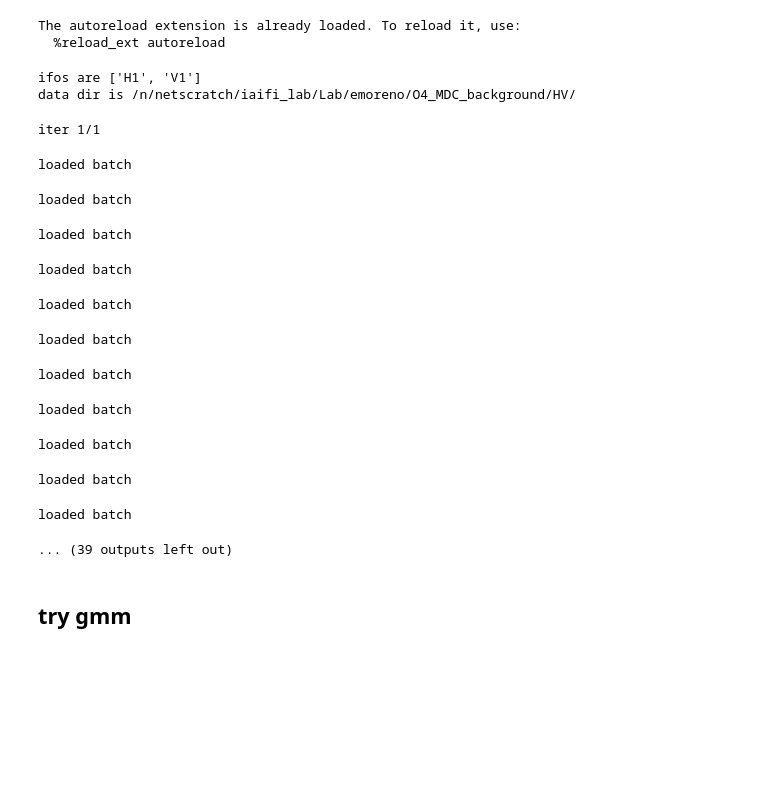
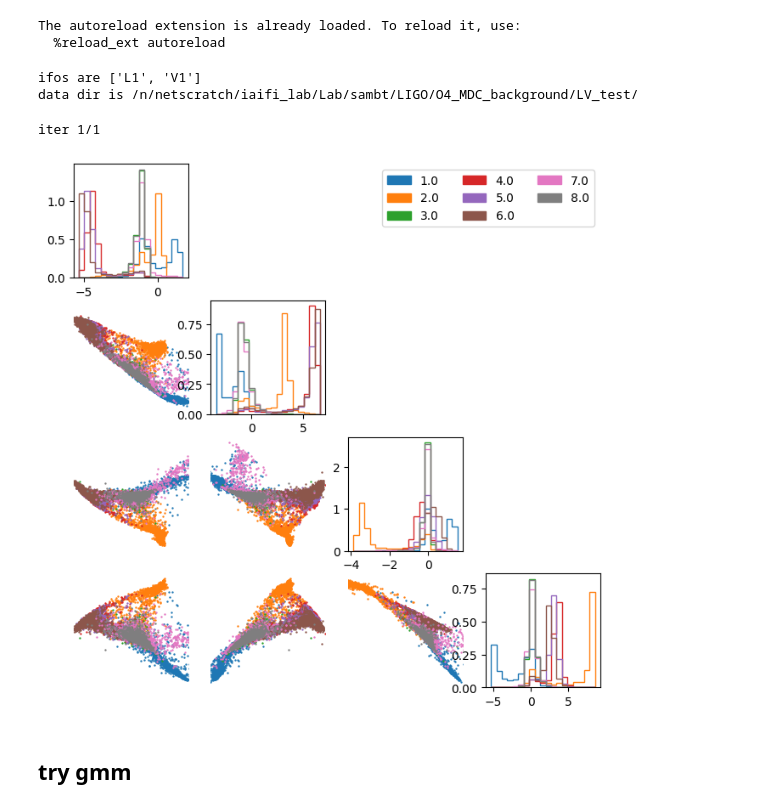
Before and after one commit to ML4GW/gwak, a Jupyter notebook: gwak/train/notebooks/roc_curves.ipynb, the cells around one changed output. Drawn from its saved outputs; the diff is of its cells as text; code cells hidden in the pictures; blank space fills up the shorter version.

```diff
--- a/gwak/train/notebooks/roc_curves.ipynb
+++ b/gwak/train/notebooks/roc_curves.ipynb
@@ -105,12 +106,13 @@ loader = SignalDataloader(signal_classes,
     batches_per_epoch=batches_per_epoch,
     num_workers=num_workers,
     data_saving_file=data_saving_file,
-    ifos="HV"
+    ifos="LV"
 )
+loader.test_fnames = ["/n/netscratch/iaifi_lab/Lab/sambt/LIGO/O4_MDC_background/LV_test/background-1402514525-50214.h5"]
 test_loader = loader.test_dataloader()
 # %% [output]
-ifos are ['H1', 'V1']
-data dir is /n/netscratch/iaifi_lab/Lab/emoreno/O4_MDC_background/HV/
+ifos are ['L1', 'V1']
+data dir is /n/netscratch/iaifi_lab/Lab/sambt/LIGO/O4_MDC_background/LV_test/
 # %%
 for batch in test_loader:
     [batch] = batch
@@ -135,14 +137,18 @@ import yaml
 #embed_model.to("cuda")
 
 
-embed_model = torch.jit.load("/n/home11/sambt/LIGO/gwak/gwak/output/S4_SimCLR_multiSignalAndBkg_HV/model_JIT.pt")
+embed_model = torch.jit.load("/n/home11/sambt/LIGO/gwak/gwak/output/S4_SimCLR_multiSignalAndBkg_LV/model_JIT.pt")
 embed_model.to('cuda')
 embed_model.eval()
 
-metric_model_path = "/n/home11/sambt/LIGO/gwak/gwak/output/S4_SimCLR_multiSignalAndBkg_NF_onlyBkg_HV/model_JIT.pt"
+metric_model_path = "/n/home11/sambt/LIGO/gwak/gwak/output/S4_SimCLR_multiSignalAndBkg_NF_onlyBkg_LV/model_JIT.pt"
 metric_model = torch.jit.load(metric_model_path)
 metric_model.to("cuda")
 metric_model.eval()
+
+#combined_model = torch.jit.load("/n/home11/sambt/LIGO/gwak/gwak/output/S4_SimCLR_multiSignalAndBkg_NF_onlyBkg_LV/combination/model_JIT.pt")
+#combined_model = combined_model.to('cuda')
+#combined_model.eval()
 
 
 # Containers to store anomaly scores and binary labels
@@ -161,7 +167,7 @@ for ib in range(niter):
         # Generate the corresponding waveforms
         waveforms, params, ras, decs, phics = loader.generate_waveforms(batch.shape[0])
         batch = batch.to(device)
-        print('loaded batch')
+        #print('loaded batch')
         # Process the waveforms into the required input format
         x, snrs = loader.multiInject_SNR(waveforms, batch)
         # snrs = snrs/sample_rate # TODO: why is this necessary lmao
@@ -173,6 +179,7 @@ for ib in range(niter):
             #z = embed_model.model(x.to(device)).cpu()
             z = embed_model(x.to(device))
             scores = metric_model(z).squeeze().cpu().numpy()
+            #scores = combined_model(x.to(device)).squeeze().cpu().numpy()
             # The combined model directly outputs the anomaly score
             #scores = combined_model(x.to(device)).squeeze()  # (batch_size,)
             #scores = scores.cpu().numpy()
@@ -197,18 +204,6 @@ all_snrs = np.concatenate(all_snrs)
 all_embeddings = np.concatenate(all_embeddings)
 # %% [output]
 iter 1/1
-loaded batch
-loaded batch
-loaded batch
-loaded batch
-loaded batch
-loaded batch
-loaded batch
-loaded batch
-loaded batch
-loaded batch
-loaded batch
-... (39 outputs left out)
 # %%
 np.save("roc_data/nf_scores.npy",all_scores)
 np.save("roc_data/labels.npy",all_labels)
@@ -220,6 +215,13 @@ all_labels = np.load("roc_data/labels.npy")
 all_snrs = np.load("roc_data/snrs.npy")
 all_embeddings = np.load("roc_data/embeddings.npy")
 all_binary_labels = (all_labels!=8).astype(np.float32)
+# %%
+import sys
+sys.path.append("../")
+from plotting import make_corner
+make_corner(all_embeddings,all_labels)
+# %% [output]
+[figure, added]
 # %% [markdown]
 ## try gmm
 # %%
```
Also changed, not shown: parts of 5 cells of this notebook, 1 other file.
